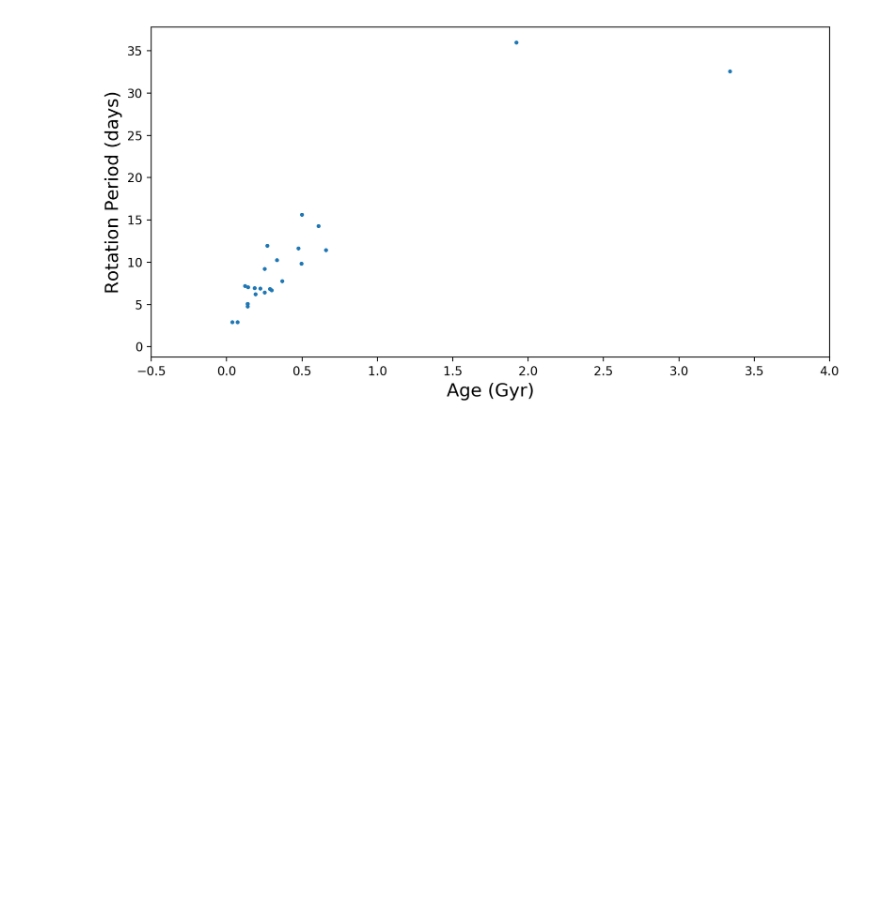
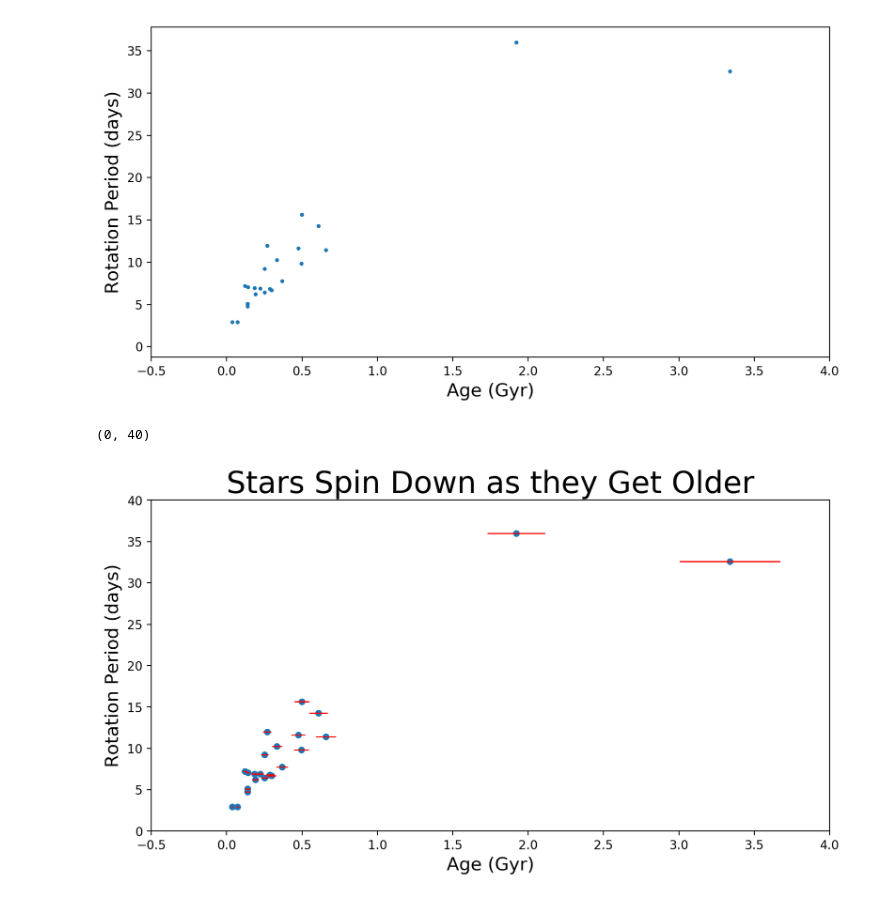
Before and after one commit to AmelieRA/STELLAR_interns, a Jupyter notebook: INTERN_CODE/Rie/OurdataAndKepler.ipynb, the cells around one changed output. Cells and saved outputs as stored; diff of their text form; code cells hidden in the pictures; blank space fills up the shorter version.

```diff
--- a/INTERN_CODE/Rie/OurdataAndKepler.ipynb
+++ b/INTERN_CODE/Rie/OurdataAndKepler.ipynb
@@ -288,0 +294,22 @@ what trend does this show?
+# %%
+#multiply each age by 0.1 for loop
+
+#for i in
+ages_unc = []
+for i in ourdata_withtemp['Age_in_Gyr']:
+    uncs = i * 0.1
+    ages_unc.append(uncs)
+ourdata_withtemp['Age_unc']= ages_unc
+# %%
+#plot with errorbars
+plt.figure(figsize=(10,5),dpi=200)
+plt.scatter(ourdata_withtemp['Age_in_Gyr'],ourdata_withtemp['period'],s=20)
+plt.errorbar(ourdata_withtemp['Age_in_Gyr'],ourdata_withtemp['period'],xerr=ourdata_withtemp['Age_unc'], linestyle="None",c='r', lw=1)
+plt.ylabel('Rotation Period (days)',fontsize=15)
+plt.xlabel('Age (Gyr)',fontsize=15)
+plt.title('Stars Spin Down as they Get Older',fontsize=25)
+plt.xlim(-0.5,4);
+plt.ylim(0,40)
+# %% [output]
+(0, 40)
+[figure, added]
```
Also changed, not shown: parts of 7 cells of this notebook, 8 other files.
